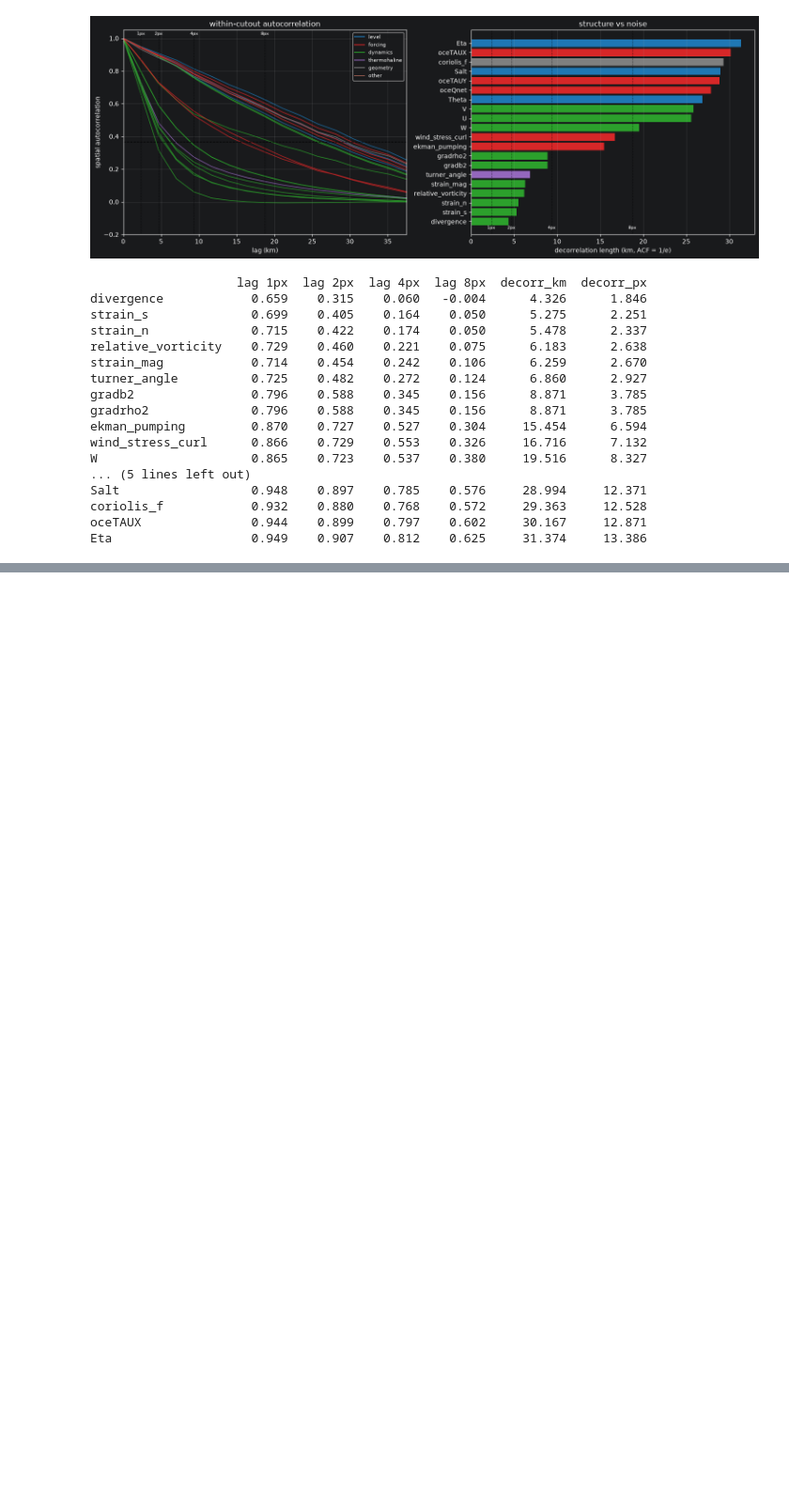
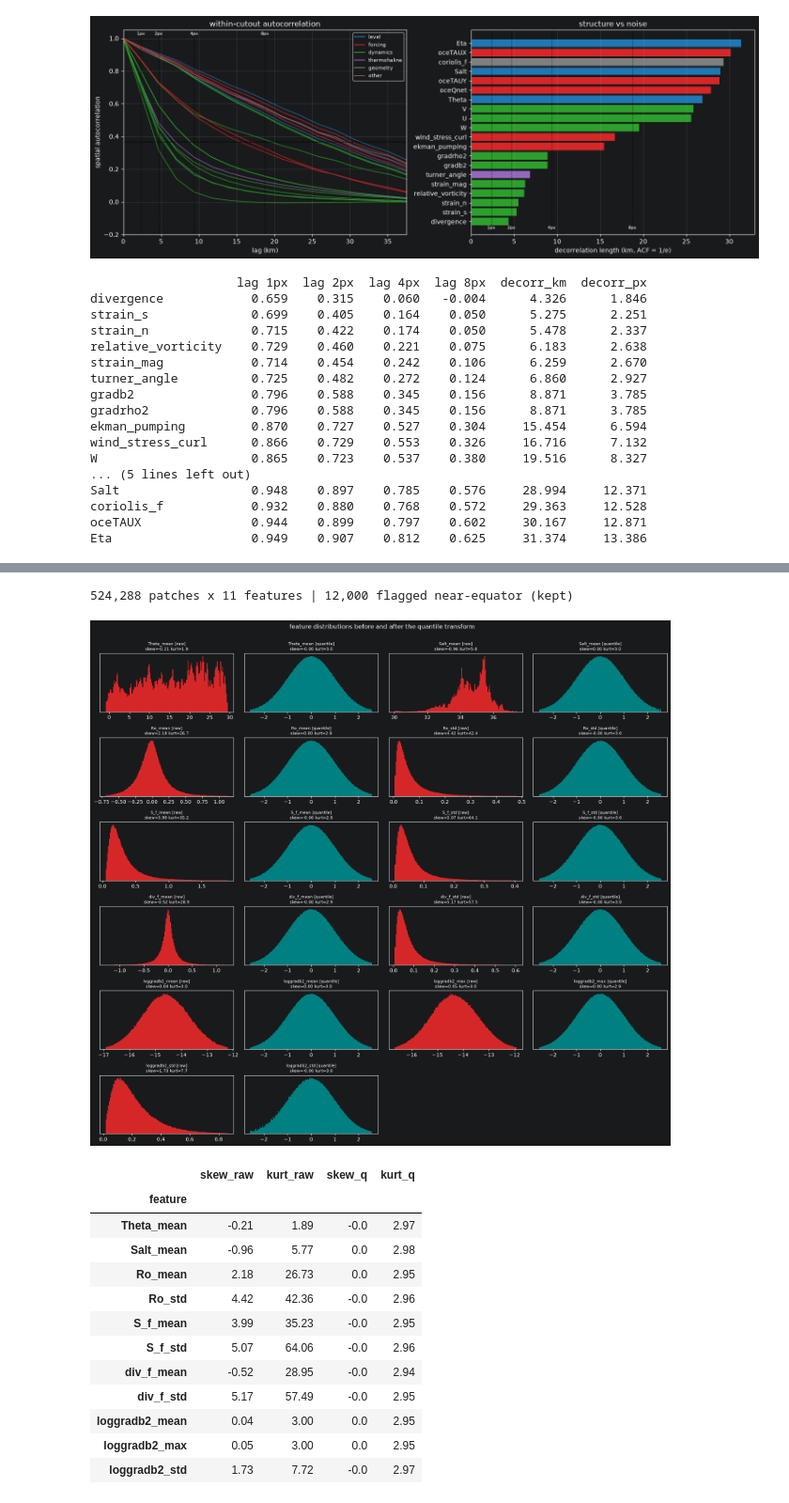
Before and after one commit to Sea-Meets-the-Stars/DBOF_Representation_Learning, a Jupyter notebook: notebooks/data_eda.ipynb, the cells around one changed output, grey strips where cells are left out. Shown at 94% size. Drawn from its saved outputs; the diff is of its cells as text; code cells hidden in the pictures; blank space fills up the shorter version.

```diff
--- a/notebooks/data_eda.ipynb
+++ b/notebooks/data_eda.ipynb
@@ -629,0 +765,61 @@ Eta                   0.949    0.907    0.812    0.625     31.374     13.386
+# %%
+from sklearn.preprocessing import QuantileTransformer
+
+qt = QuantileTransformer(output_distribution="normal", subsample=500_000, random_state=SEED)
+feats_q = pd.DataFrame(qt.fit_transform(feats), columns=feats.columns)
+
+
+def moments(v):
+    """(skew, kurtosis) of the finite values."""
+    v = v[np.isfinite(v)]
+    z = (v - v.mean()) / (v.std() + 1e-30)
+    return float((z ** 3).mean()), float((z ** 4).mean())
+
+
+print(f"{len(feats_q):,} patches x {feats_q.shape[1]} features | "
+      f"{near_eq.sum():,} flagged near-equator (kept)")
+# %% [output]
+524,288 patches x 11 features | 12,000 flagged near-equator (kept)
+# %%
+PAIRS = 2                                  # features per row, each shown raw then transformed
+q_rows = -(-feats.shape[1] // PAIRS)
+fig, axes = plt.subplots(q_rows, 2 * PAIRS, figsize=(4 * 2 * PAIRS, 2.4 * q_rows), squeeze=False)
+rows = []
+for i, col in enumerate(feats.columns):
+    r, c = divmod(i, PAIRS)
+    for j, (src, tag) in enumerate(((feats[col], "raw"), (feats_q[col], "quantile"))):
+        a = axes[r][2 * c + j]
+        v = src.to_numpy()
+        v = v[np.isfinite(v)]
+        lo, hi = np.percentile(v, [0.5, 99.5])
+        a.hist(v, bins=150, range=(lo, hi), density=True,
+               color="tab:red" if tag == "raw" else "teal")
+        sk, ku = moments(v)
+        a.set_title(f"{col} [{tag}]\nskew={sk:.2f} kurt={ku:.1f}", fontsize=8)
+        a.set_yticks([])
+        if tag == "raw":
+            rows.append({"feature": col, "skew_raw": sk, "kurt_raw": ku})
+        else:
+            rows[-1].update(skew_q=sk, kurt_q=ku)
+for a in axes.ravel()[2 * feats.shape[1]:]:
+    a.axis("off")
+fig.suptitle("feature distributions before and after the quantile transform", y=1.001)
+fig.tight_layout(); plt.show()
+
+shape = pd.DataFrame(rows).set_index("feature")
+shape.round(2)
+# %% [output]
+[figure, added]
+|  | skew_raw | kurt_raw | skew_q | kurt_q |
+| feature |  |  |  |  |
+| Theta_mean | -0.21 | 1.89 | -0.0 | 2.97 |
+| Salt_mean | -0.96 | 5.77 | 0.0 | 2.98 |
+| Ro_mean | 2.18 | 26.73 | 0.0 | 2.95 |
+| Ro_std | 4.42 | 42.36 | -0.0 | 2.96 |
+| S_f_mean | 3.99 | 35.23 | -0.0 | 2.95 |
+| S_f_std | 5.07 | 64.06 | -0.0 | 2.96 |
+| div_f_mean | -0.52 | 28.95 | -0.0 | 2.94 |
+| div_f_std | 5.17 | 57.49 | -0.0 | 2.95 |
+| loggradb2_mean | 0.04 | 3.00 | 0.0 | 2.95 |
+| loggradb2_max | 0.05 | 3.00 | 0.0 | 2.95 |
+| loggradb2_std | 1.73 | 7.72 | -0.0 | 2.97 |
```
Also changed, not shown: parts of 8 cells of this notebook, 3 other files.
